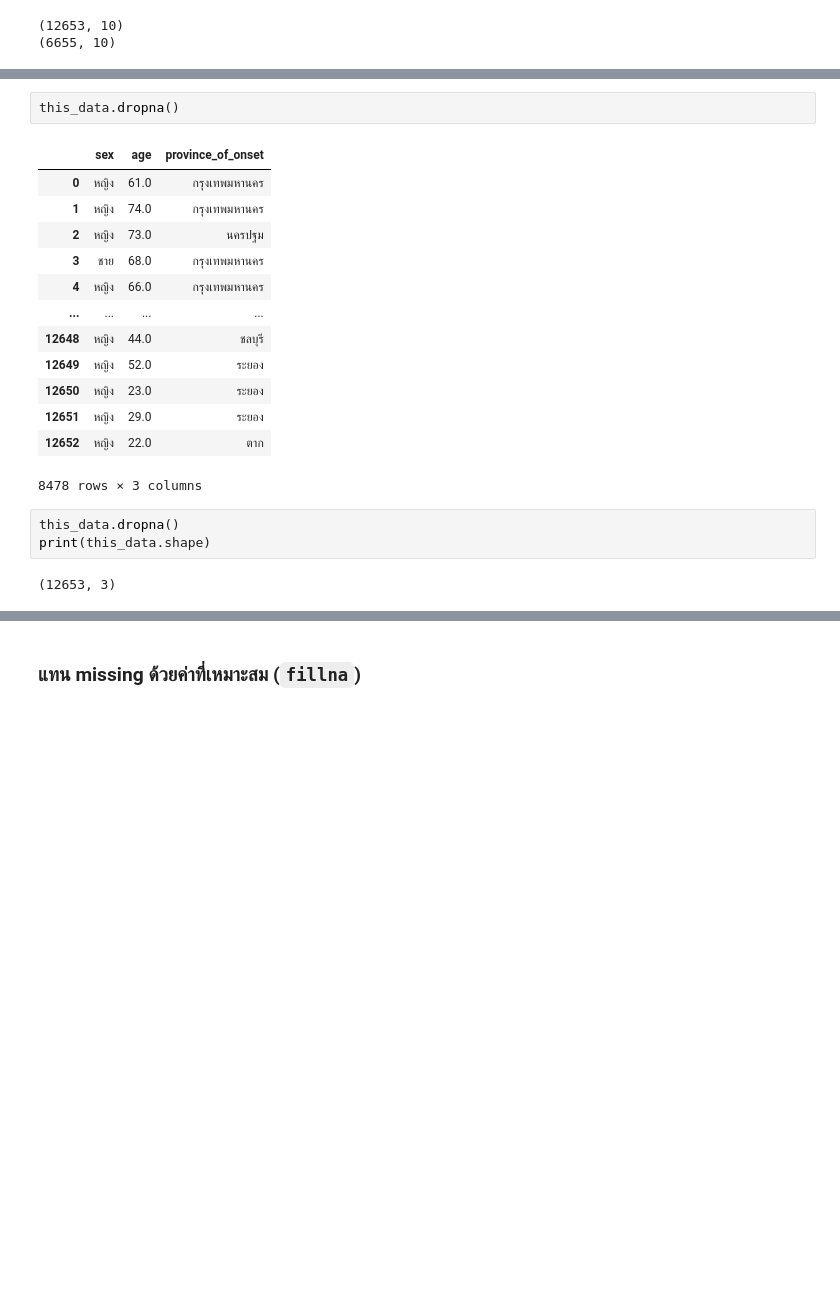
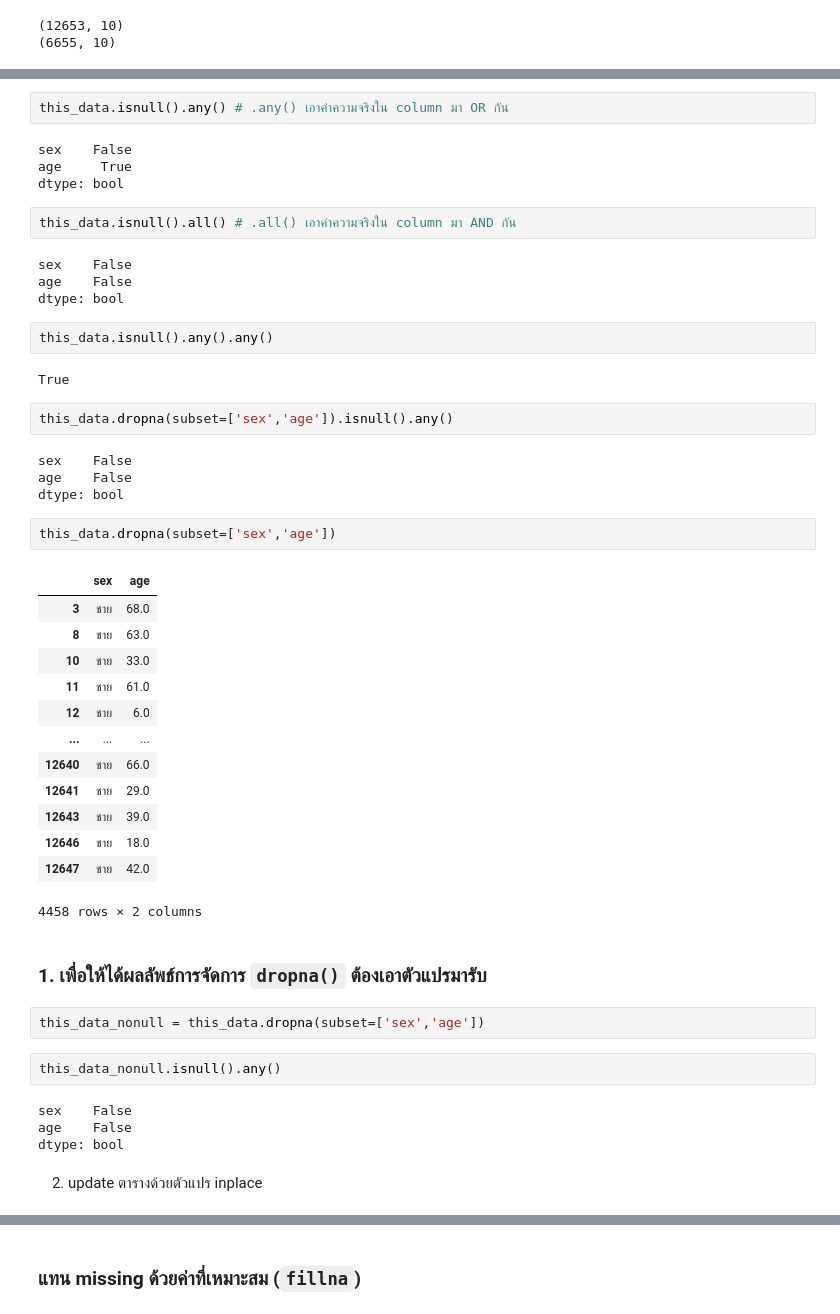
Before and after one commit to ThitiwatJtrsn/data_viz_2022, a Jupyter notebook: Pandas101.ipynb, the cells around one changed output, grey strips where cells are left out. Cells and saved outputs as stored; diff of their text form; blank space fills up the shorter version.

````diff
--- a/Pandas101.ipynb
+++ b/Pandas101.ipynb
@@ -549,22 +625,51 @@ this_data.dropna().shape
+# %%
+this_data.isnull().any() # .any() เอาค่าความจริงใน column มา OR กัน
+# %% [output]
+sex    False
+age     True
+dtype: bool
+# %%
+this_data.isnull().all() # .all() เอาค่าความจริงใน column มา AND กัน
+# %% [output]
+sex    False
+age    False
+dtype: bool
+# %%
+this_data.isnull().any().any()
+# %% [output]
+True
+# %%
+this_data.dropna(subset=['sex','age']).isnull().any()
+# %% [output]
+sex    False
+age    False
+dtype: bool
 # %%
-this_data.dropna()
+this_data.dropna(subset=['sex','age'])
 # %% [output]
-|  | sex | age | province_of_onset |
-| 0 | หญิง | 61.0 | กรุงเทพมหานคร |
-| 1 | หญิง | 74.0 | กรุงเทพมหานคร |
-| 2 | หญิง | 73.0 | นครปฐม |
-| 3 | ชาย | 68.0 | กรุงเทพมหานคร |
-| 4 | หญิง | 66.0 | กรุงเทพมหานคร |
-| ... | ... | ... | ... |
-| 12648 | หญิง | 44.0 | ชลบุรี |
-| 12649 | หญิง | 52.0 | ระยอง |
-| 12650 | หญิง | 23.0 | ระยอง |
-| 12651 | หญิง | 29.0 | ระยอง |
-| 12652 | หญิง | 22.0 | ตาก |
+|  | sex | age |
+| 3 | ชาย | 68.0 |
+| 8 | ชาย | 63.0 |
+| 10 | ชาย | 33.0 |
+| 11 | ชาย | 61.0 |
+| 12 | ชาย | 6.0 |
+| ... | ... | ... |
+| 12640 | ชาย | 66.0 |
+| 12641 | ชาย | 29.0 |
+| 12643 | ชาย | 39.0 |
+| 12646 | ชาย | 18.0 |
+| 12647 | ชาย | 42.0 |
-8478 rows × 3 columns
+4458 rows × 2 columns
-# %%
-this_data.dropna()
-print(this_data.shape)
-# %% [output]
-(12653, 3)
+# %% [markdown]
+### 1. เพื่อให้ได้ผลลัพธ์การจัดการ ```dropna()``` ต้องเอาตัวแปรมารับ
+# %%
+this_data_nonull = this_data.dropna(subset=['sex','age'])
+# %%
+this_data_nonull.isnull().any()
+# %% [output]
+sex    False
+age    False
+dtype: bool
+# %% [markdown]
+2. update ตารางด้วยตัวแปร inplace
 # %%
````
Also changed, not shown: parts of 51 cells of this notebook.
